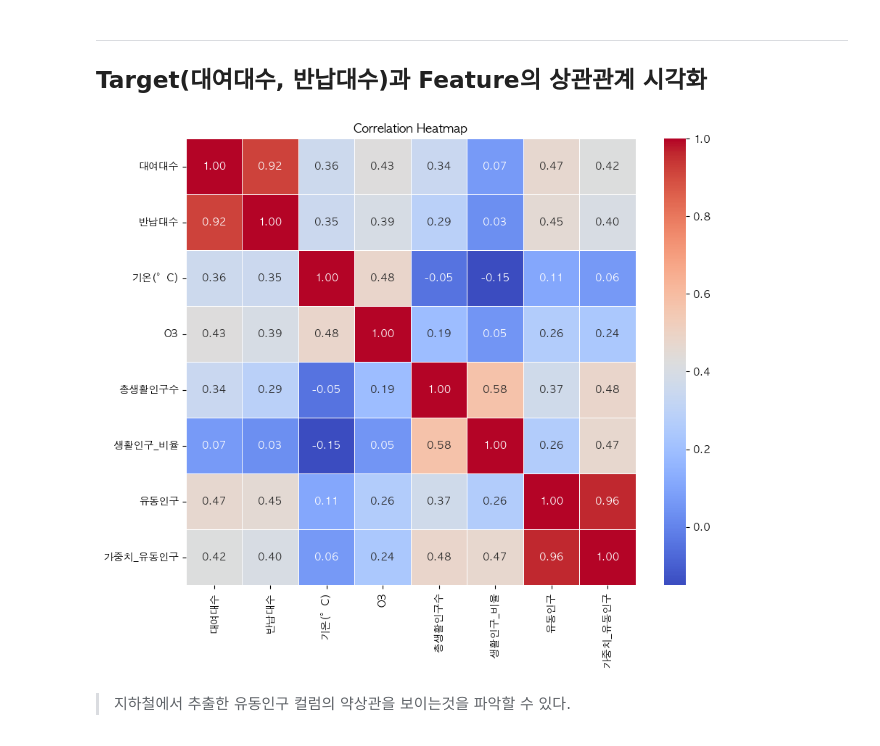
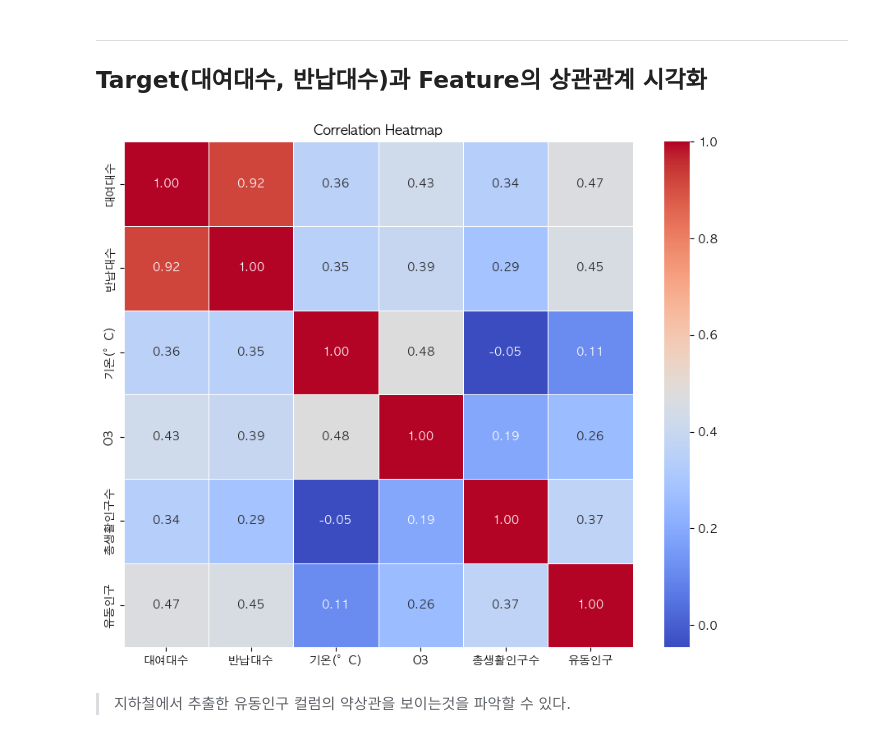
Before and after one commit to donghun-ha/Ddareungi, a Jupyter notebook: python/note/dh/olympic_park.ipynb, the cells around one changed output. Drawn from its saved outputs; the diff is of its cells as text; code cells hidden in the pictures.

Commit message:
graph 수정

```diff
--- a/python/note/dh/olympic_park.ipynb
+++ b/python/note/dh/olympic_park.ipynb
@@ -1394,28 +1394,28 @@ olympic_park_station
 # %%
 import pandas as pd
 import seaborn as sns
 import matplotlib.pyplot as plt
 
 # 1. 대여대수와 반납대수 관련 데이터 추출
-columns_of_interest = ['대여대수', '반납대수', '기온(°C)', 'O3', '총생활인구수', '생활인구_비율','유동인구', '가중치_유동인구']
+columns_of_interest = ['대여대수', '반납대수', '기온(°C)', 'O3', '총생활인구수','유동인구']
 correlation_data = olympic_park_station[columns_of_interest]
 
 # 2. 상관관계 계산
 correlation_matrix = correlation_data.corr()
 
 # 3. 상관관계 히트맵 시각화
 plt.figure(figsize=(10, 8))
 sns.heatmap(
     correlation_matrix,
     annot=True,  # 상관계수 표시
     cmap='coolwarm',  # 색상 맵
     fmt=".2f",  # 소수점 두 자리로 표시
     linewidths=0.5  # 셀 간격
 )
 plt.title('Correlation Heatmap')
 plt.show()
 # %% [output]
-[figure, old version]
+[figure, new version]
 # %% [markdown]
 > 지하철에서 추출한 유동인구 컬럼의 약상관을 보이는것을 파악할 수 있다.
 # %%
```
Also changed, not shown: parts of 5 cells of this notebook.
